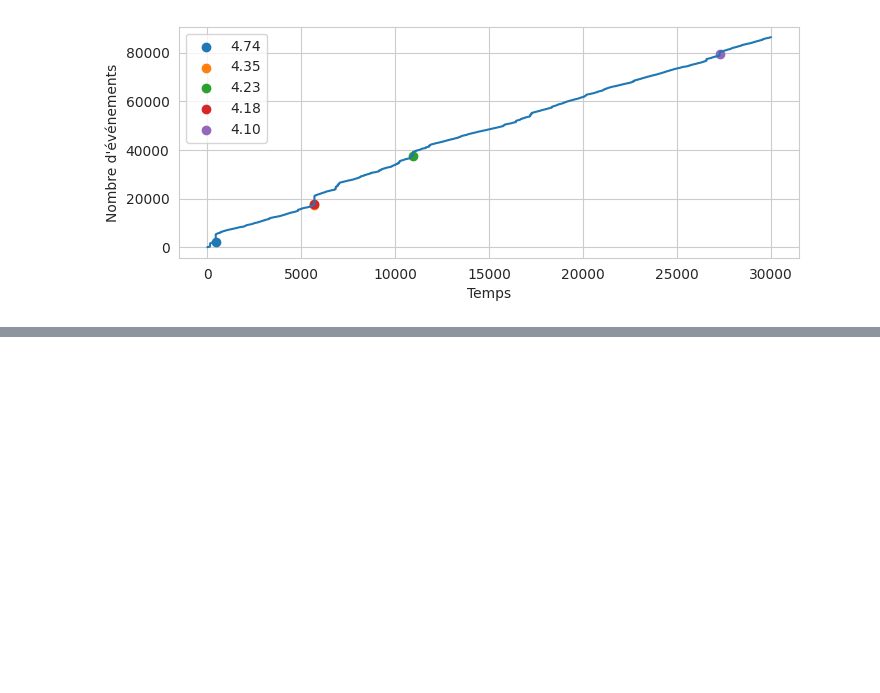
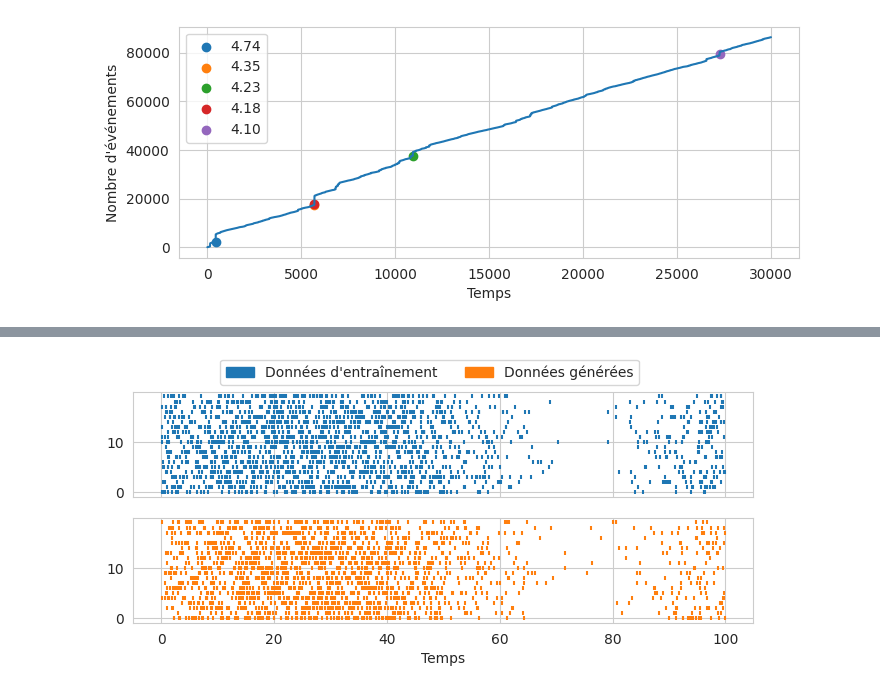
Before and after one commit to alphonsepaix/recast, a Jupyter notebook: notebooks/beamer.ipynb, the cells around one changed output, grey strips where cells are left out. Saved outputs shown, nothing was run; the diff lists cells and outputs as text; code cells hidden in the pictures; blank space fills up the shorter version.

```diff
--- a/notebooks/beamer.ipynb
+++ b/notebooks/beamer.ipynb
@@ -37,0 +94,27 @@ plt.show()
+# %%
+inter_times, seq_lengths, t_end = pickle.load(open('../data/shchur.pkl', 'rb'))
+model = Model(C=32, dist=Weibull, R=10)
+history = model.fit(inter_times, seq_lengths, t_end, 300, verbose=0)
+
+num_sequences = 20
+arrival_times = np.cumsum(inter_times, -1)
+gen_arrival_times, gen_seq_lengths = model.generate(num_sequences, t_end)
+
+fig, axes = plt.subplots(2, 1, figsize=(8, 3), sharex=True)
+
+for i, seq in enumerate(arrival_times[:num_sequences]):
+    t = seq[:seq_lengths[i]]
+    axes[0].scatter(t, np.ones_like(t) * i, marker='|', s=10, c='C0')
+left_patch = mpatches.Patch(color='C0', label='Données d\'entraînement')
+
+for i, seq in enumerate(gen_arrival_times):
+    t = seq[:gen_seq_lengths[i]]
+    axes[1].scatter(t, np.ones_like(t) * i, marker='|', s=10, c='C1')
+axes[1].set_xlabel('Temps')
+right_patch = mpatches.Patch(color='C1', label='Données générées')
+
+fig.legend(handles=[left_patch, right_patch], loc='upper center', ncol=2)
+plt.savefig('../images/beamer/gen_data.png', dpi=150, bbox_inches='tight')
+plt.show()
+# %% [output]
+[figure, added]
```
Also changed, not shown: parts of 1 cell of this notebook, 2 other files.
